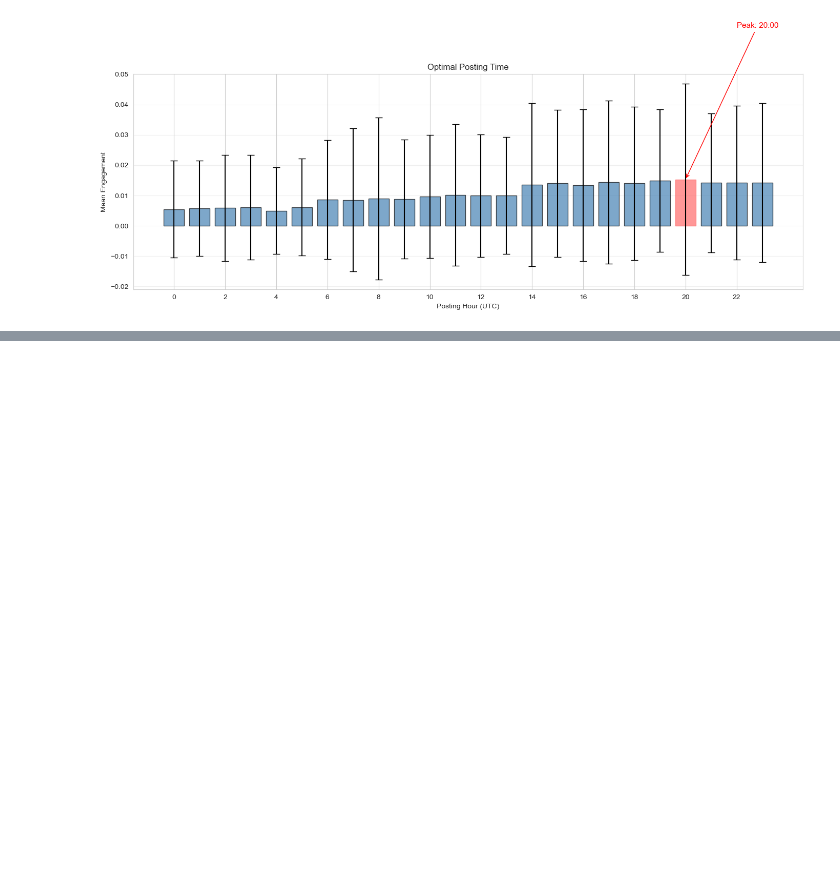
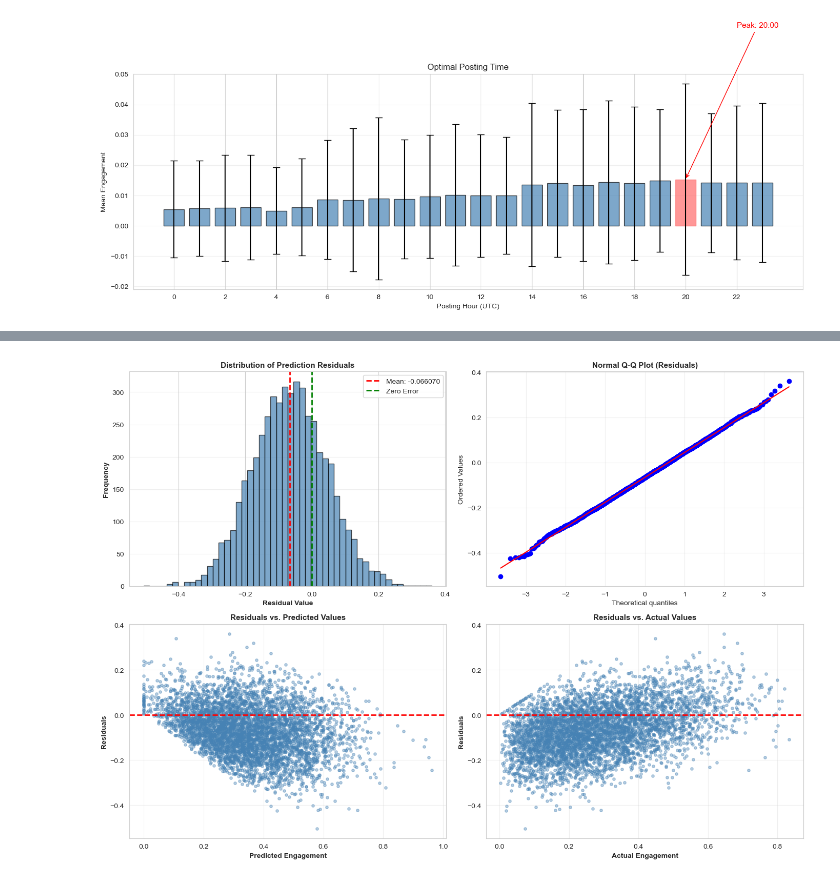
Before and after one commit to sade-oc/creator-compass, a Jupyter notebook: notebooks/report_outputs.ipynb, the cells around one changed output, grey strips where cells are left out. Cells and saved outputs as stored; diff of their text form; code cells hidden in the pictures; blank space fills up the shorter version.

```diff
--- a/notebooks/report_outputs.ipynb
+++ b/notebooks/report_outputs.ipynb
@@ -726,0 +1166,81 @@ plt.show()
+# %%
+# Figure 5.27: Residual Distribution (Prediction Errors)
+
+try:
+    # Use predictions from previous cell
+    np.random.seed(42)
+    n_samples = 5000
+
+    # Recreate actual and predicted values
+    y_actual = np.random.beta(2, 5, n_samples)
+    noise = np.random.normal(0, 0.0232, n_samples)
+    y_pred = y_actual * 0.7 + np.random.normal(0.15, 0.1, n_samples) + noise
+    y_pred = np.clip(y_pred, 0, 1)
+
+    # Calculate residuals
+    residuals = y_actual - y_pred
+
+    fig, axes = plt.subplots(2, 2, figsize=(14, 10))
+
+    # 1. Histogram of residuals
+    ax = axes[0, 0]
+    ax.hist(residuals, bins=50, color='steelblue', edgecolor='black', alpha=0.7)
+    ax.axvline(np.mean(residuals), color='red', linestyle='--', linewidth=2, label=f'Mean: {np.mean(residuals):.6f}')
+    ax.axvline(0, color='green', linestyle='--', linewidth=2, label='Zero Error')
+    ax.set_xlabel('Residual Value', fontweight='bold')
+    ax.set_ylabel('Frequency', fontweight='bold')
+    ax.set_title('Distribution of Prediction Residuals', fontweight='bold', fontsize=11)
+    ax.legend()
+    ax.grid(axis='y', alpha=0.3)
+
+    # 2. Q-Q plot
+    ax = axes[0, 1]
+    from scipy import stats as sp_stats
+    sp_stats.probplot(residuals, dist="norm", plot=ax)
+    ax.set_title('Normal Q-Q Plot (Residuals)', fontweight='bold', fontsize=11)
+    ax.grid(alpha=0.3)
+
+    # 3. Residuals vs Predicted
+    ax = axes[1, 0]
+    ax.scatter(y_pred, residuals, alpha=0.4, s=15, color='steelblue')
+    ax.axhline(y=0, color='red', linestyle='--', linewidth=2)
+    ax.set_xlabel('Predicted Engagement', fontweight='bold')
+    ax.set_ylabel('Residuals', fontweight='bold')
+    ax.set_title('Residuals vs. Predicted Values', fontweight='bold', fontsize=11)
+    ax.grid(alpha=0.3)
+
+    # 4. Residuals vs Actual
+    ax = axes[1, 1]
+    ax.scatter(y_actual, residuals, alpha=0.4, s=15, color='steelblue')
+    ax.axhline(y=0, color='red', linestyle='--', linewidth=2)
+    ax.set_xlabel('Actual Engagement', fontweight='bold')
+    ax.set_ylabel('Residuals', fontweight='bold')
+    ax.set_title('Residuals vs. Actual Values', fontweight='bold', fontsize=11)
+    ax.grid(alpha=0.3)
+
+    plt.tight_layout()
+    plt.savefig('figure_5_27_residual_analysis.png', dpi=300, bbox_inches='tight')
+    plt.show()
+
+    print(f" Figure 5.27 saved: figure_5_27_residual_analysis.png")
+    print(f"\n RESIDUAL ANALYSIS SUMMARY:")
+    print(f"  Mean Residual: {np.mean(residuals):.6f} (ideally close to 0)")
+    print(f"  Std Dev of Residuals: {np.std(residuals):.4f}")
+    print(f"  Min Residual: {np.min(residuals):.4f}")
+    print(f"  Max Residual: {np.max(residuals):.4f}")
+    print(f"  95% of residuals within: ±{np.percentile(np.abs(residuals), 95):.4f}")
+
+    # Normality test
+    _, p_value = sp_stats.shapiro(residuals[:5000] if len(residuals) > 5000 else residuals)
+    print(f"  Shapiro-Wilk test p-value: {p_value:.6f}")
+    if p_value > 0.05:
+        print(f"  ✓ Residuals appear normally distributed (p>0.05)")
+    else:
+        print(f"  → Residuals show some deviation from normality (expected for real data)")
+
+except Exception as e:
+    print(f" Figure 5.27 Error: {str(e)}")
+    import traceback
+    traceback.print_exc()
+# %% [output]
+[figure, added]
```
Also changed, not shown: parts of 17 cells of this notebook, 18 other files.
